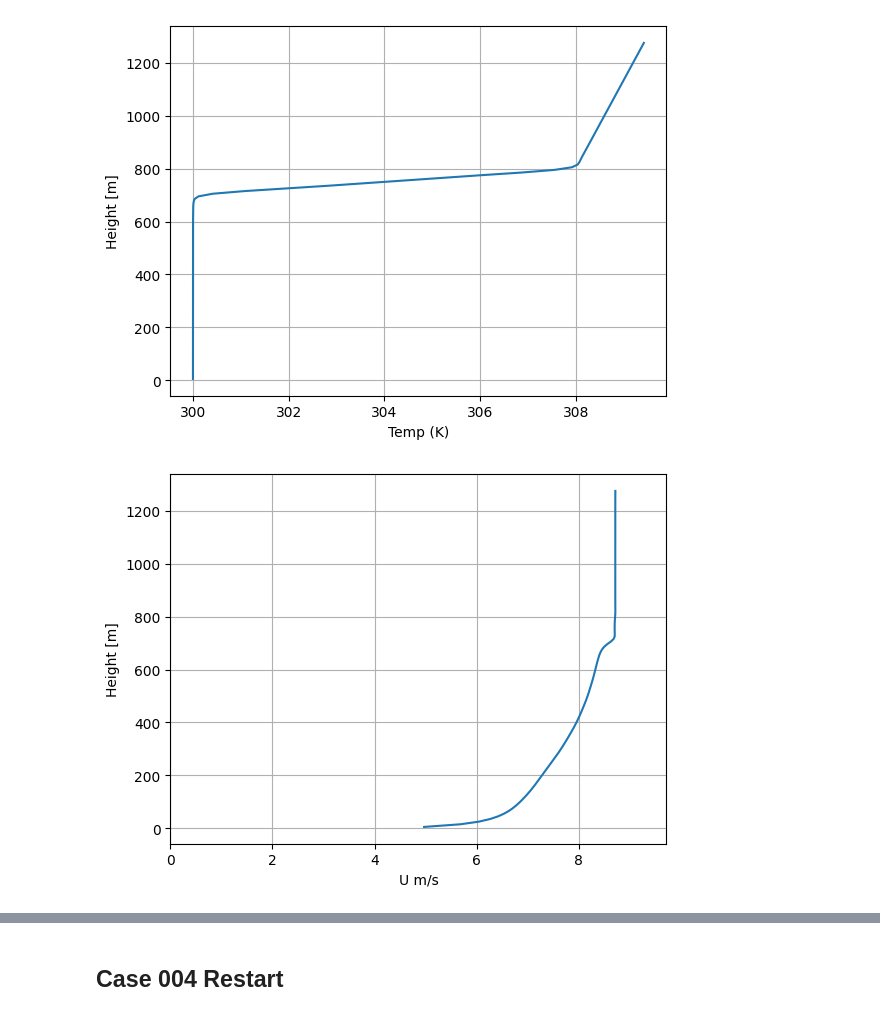
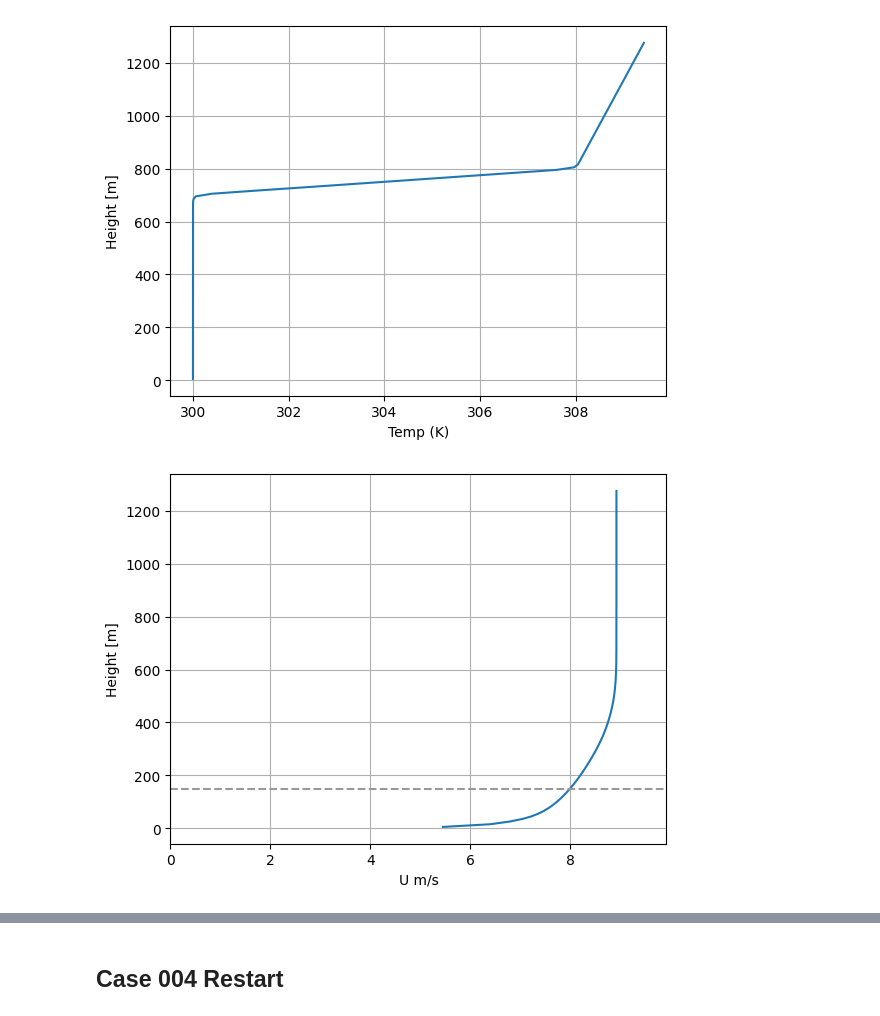
Before and after one commit to NREL/moa_python, a Jupyter notebook: example_post_processing/00_post_process_precursor.ipynb, the cells around one changed output, grey strips where cells are left out. Drawn from its saved outputs; the diff is of its cells as text; code cells hidden in the pictures.

Commit message:
Updates to post-processing files and examples

```diff
--- a/example_post_processing/00_post_process_precursor.ipynb
+++ b/example_post_processing/00_post_process_precursor.ipynb
@@ -19,12 +19,20 @@ from moa_python.post_plane import Post_plane
 # %% [markdown]
 ## Case 004
 # %%
-case_folder = '/scratch/pfleming/c2c/004_abl_neutral_highTI_redo'
+case_folder = '/projects/ssc/jfrederi/precursors-amr-wind/neutral_lowti_8ms/precursor'
 
 abl_stats_file = 'post_processing/abl_statistics00000.nc'
 hor_plane_file = 'post_processing/samplingPlane00000.nc'
 
-full_filename_abl_stats = os.path.join(case_folder,abl_stats_file )
-full_filename_hor_plane = os.path.join(case_folder,hor_plane_file )
-abl = Post_abl_stats([full_filename_abl_stats])
+if isinstance(case_folder,list):
+    full_filename_abl_stats = []
+    full_filename_hor_plane = []
+    for n in range(len(case_folder)):
+        full_filename_abl_stats = np.append(full_filename_abl_stats, os.path.join(case_folder[n],abl_stats_file ))
+        full_filename_hor_plane = np.append(full_filename_hor_plane, os.path.join(case_folder[n],hor_plane_file ))
+else:
+    full_filename_abl_stats = [os.path.join(case_folder,abl_stats_file )]
+    full_filename_hor_plane = [os.path.join(case_folder,hor_plane_file )]
+
+abl = Post_abl_stats(full_filename_abl_stats)
 # %% [output]
@@ -50,6 +49,6 @@ array([<class 'netCDF4._netCDF4.Group'>
 # %%
-settling_time = 19000
-height = 90
+settling_time = 7200
+height = 150
 # %%
 abl.plot_wind_measurements_at_height(height, settling_time=settling_time)
 # %% [output]
@@ -66,9 +65,9 @@ abl.plot_vertical_temp_profile(t_min=settling_time)
 # %% [output]
 [figure]
 # %%
-abl.plot_vertical_vel_profile(t_min=settling_time)
+abl.plot_vertical_vel_profile(t_min=settling_time, height=height)
 # %% [output]
-[figure, old version]
+[figure, new version]
 # %%
 TI = abl.get_turbulence_intensity_at_height(height, t_min=settling_time)
 
```
Also changed, not shown: parts of 25 cells of this notebook, 3 other files.
